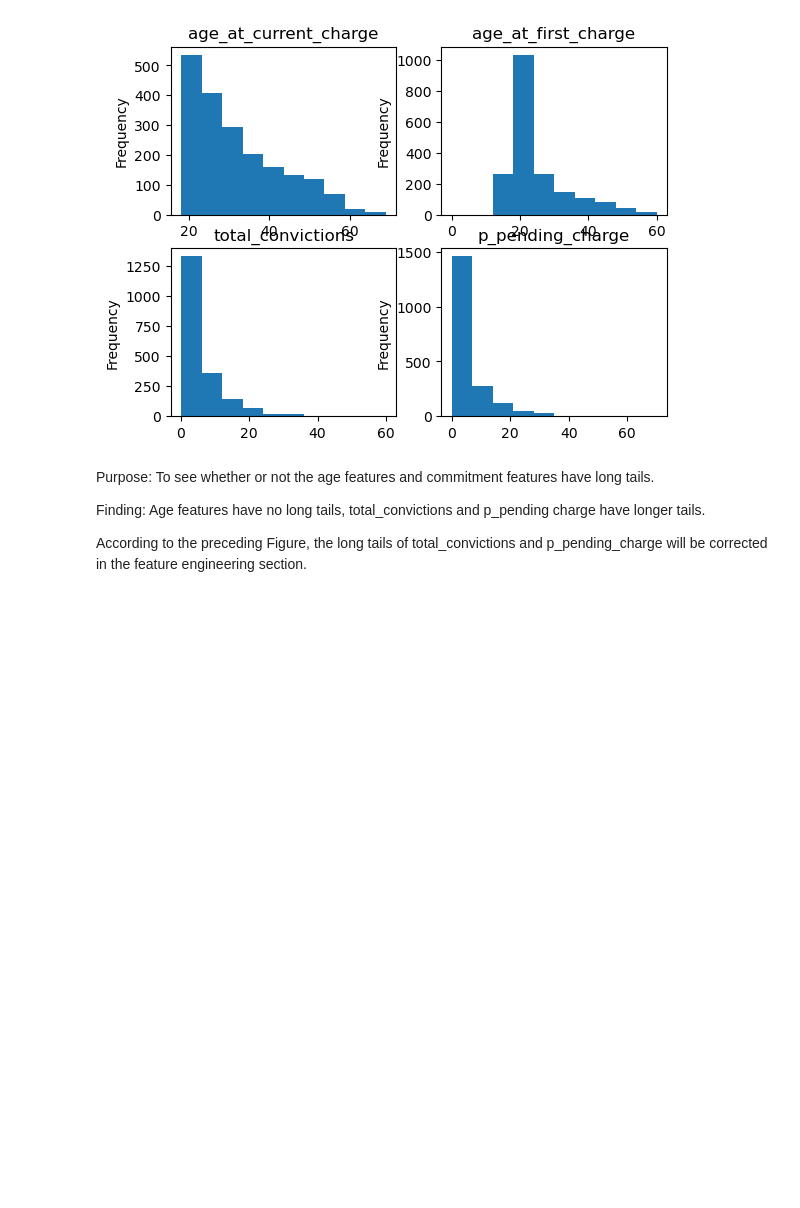
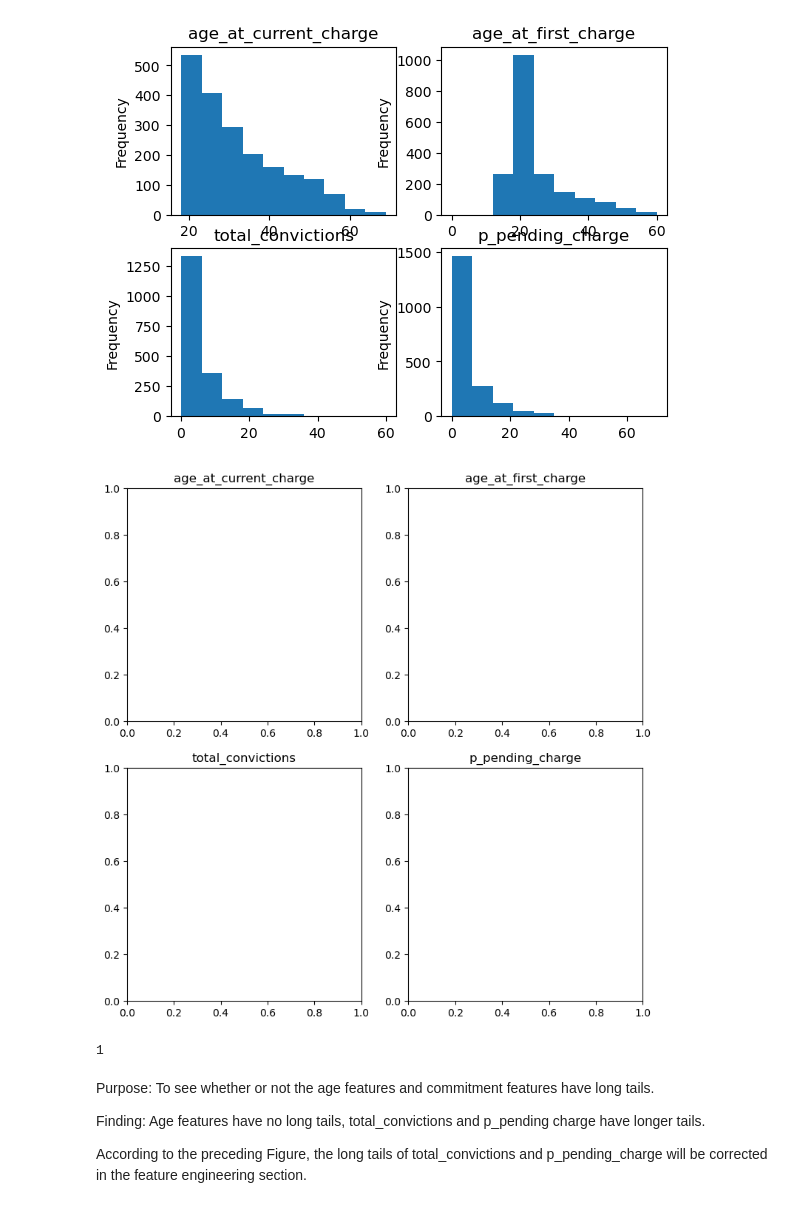
Before and after one commit to UCB-stat-159-s23/project-Group17, a Jupyter notebook: EDAandModel.ipynb, the cells around one changed output. Cells and saved outputs as stored; diff of their text form; code cells hidden in the pictures; blank space fills up the shorter version.

```diff
--- a/EDAandModel.ipynb
+++ b/EDAandModel.ipynb
@@ -141,6 +145,19 @@ for k, feature in enumerate(hist_features):
 plt.show()
 # %% [output]
 [figure]
+# %%
+fig, axes = plt.subplots(figsize=(9,9), ncols=2, nrows=2)
+
+hist_features = ["age_at_current_charge", "age_at_first_charge", "total_convictions", "p_pending_charge"]
+
+for k, feature in enumerate(hist_features):
+    axes[k//2, k%2].set_title(feature)
+# %% [output]
+[figure, added]
+# %%
+9%2
+# %% [output]
+1
 # %% [markdown]
 Purpose: To see whether or not the age features and commitment features have long tails.
 
```
Also changed, not shown: parts of 6 cells of this notebook.
